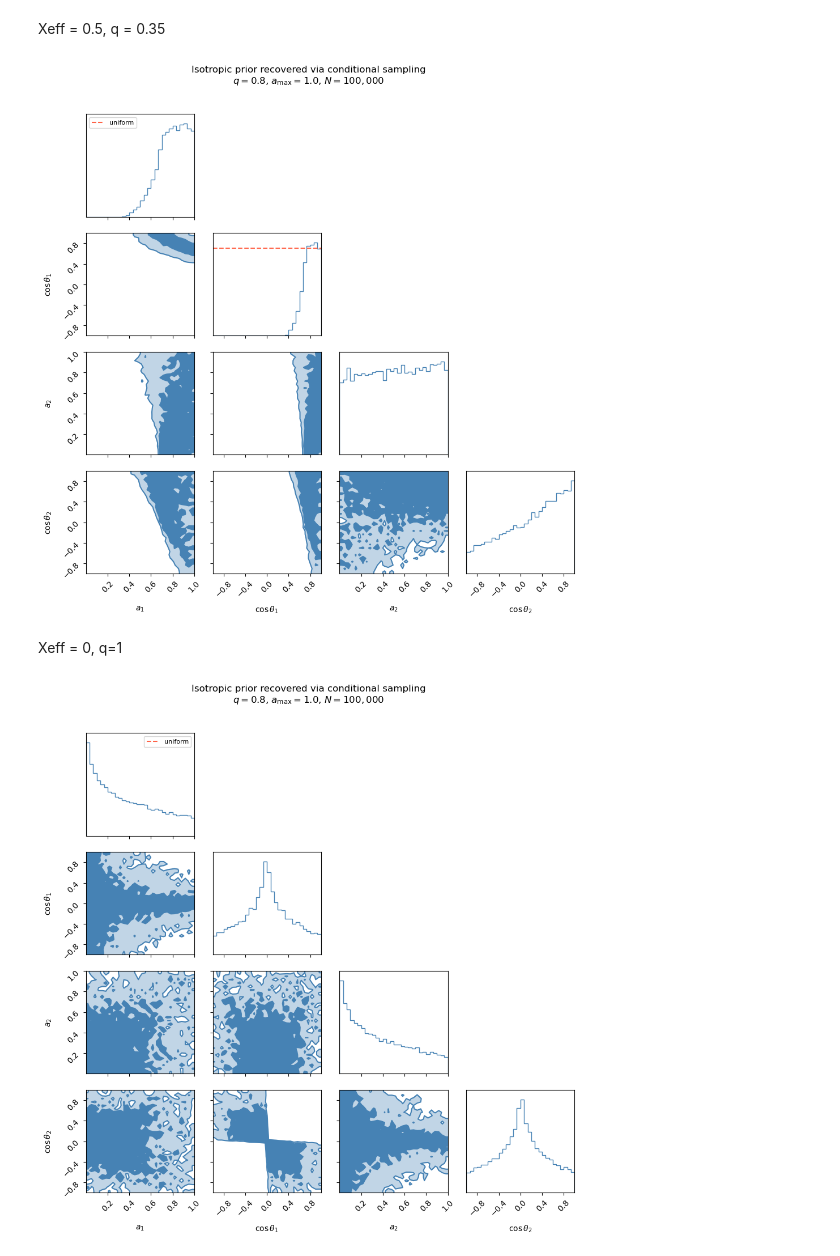
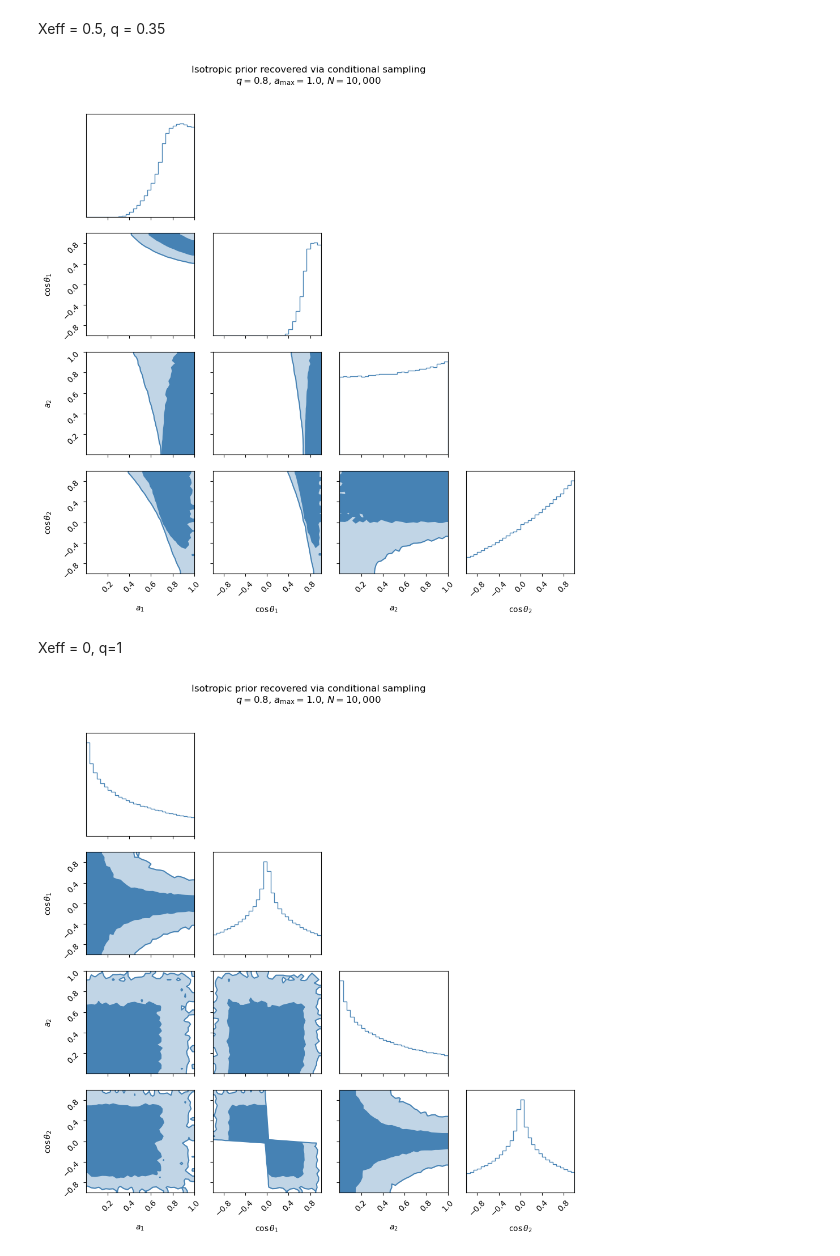
Before and after one commit to jack-heinzel/iso-chieff, a Jupyter notebook: code/validate_sampler.ipynb, the cells around one changed output. Saved outputs shown, nothing was run; the diff lists cells and outputs as text; code cells hidden in the pictures.

Commit message:
some improvements, plots

```diff
--- a/code/validate_sampler.ipynb
+++ b/code/validate_sampler.ipynb
@@ -31,7 +31,7 @@ JAX devices: [CpuDevice(id=0)]
 q    = 0.8   # mass ratio (0 < q <= 1)
 amax = 1.0   # maximum spin magnitude
 
-N_samples = 100_000   # total spin samples to draw
+N_samples = 10_000   # total spin samples to draw
 n_grid    = 1_000   # grid resolution for chi1 CDF inversion
 seed      = 42
 # %% [markdown]
@@ -84,12 +84,12 @@ key = jax.random.PRNGKey(seed)
 chi_eff_jax = jnp.array(chi_eff_samples)
 
 a1_all, a2_all, c1_all, c2_all = sample_conditional_spins_batch(
-    chi_eff_jax, q, key, amax, n_grid
+    chi_eff_jax, q, key, amax, n_grid, batch_size=10_000
 )
 
 # Verify chi_eff is recovered exactly (up to floating-point)
 chi_eff_check = (a1_all * c1_all + q * a2_all * c2_all) / (1 + q)
-max_err = float(jnp.max(jnp.abs(chi_eff_check - chi_eff_jax)))
+max_err = float(np.max(np.abs(chi_eff_check - chi_eff_jax)))
 print(f"Max |chi_eff_recovered - chi_eff_target| = {max_err:.2e}  (should be ~1e-15)")
 # %% [output]
 Max |chi_eff_recovered - chi_eff_target| = 1.11e-16  (should be ~1e-15)
@@ -99,7 +99,7 @@ Max |chi_eff_recovered - chi_eff_target| = 1.11e-16  (should be ~1e-15)
 If the sampler is correct, each marginal should be uniform over its support
 and all off-diagonal panels should show no structure.
 # %%
-def plot_corner(a1_all, a2_all, c1_all, c2_all):
+def plot_corner(a1_all, a2_all, c1_all, c2_all, save=False, name='iso_verify', plot_uniform=True):
 
     samples_array = np.column_stack([
         np.array(a1_all), np.array(c1_all),
@@ -125,11 +125,14 @@ def plot_corner(a1_all, a2_all, c1_all, c2_all):
     # Overlay expected flat marginals in count units (smooth1d uses ax.plot, not ax.hist)
     axes = np.array(fig.axes).reshape(len(labels), len(labels))
     expected_count = N_samples / n_bins
-    for i in range(len(labels)):
-        ax = axes[i, i]
-        ax.axhline(expected_count, color="tomato", lw=1.5, ls="--", label="uniform")
-        if i == 0:
-            ax.legend(fontsize=8)
+
+    if plot_uniform:
+        for i in range(len(labels)):
+            ax = axes[i, i]
+
+            ax.axhline(expected_count, color="tomato", lw=1.5, ls="--", label="uniform")
+            if i == 0:
+                ax.legend(fontsize=8)
 
     fig.suptitle(
         f"Isotropic prior recovered via conditional sampling\n"
@@ -137,5 +140,7 @@ def plot_corner(a1_all, a2_all, c1_all, c2_all):
         y=1.02, fontsize=12,
     )
     plt.tight_layout()
+    if save:
+        plt.savefig(f'../draft/plots/{name}.pdf')
     plt.show()
-plot_corner(a1_all, a2_all, c1_all, c2_all)
+# plot_corner(a1_all, a2_all, c1_all, c2_all, save=True)
@@ -147,23 +150,23 @@ plot_corner(a1_all, a2_all, c1_all, c2_all)
 Xeff = 0.5, q = 0.35
 # %%
 chi_eff = 0.5
-chi_eff_jax = jnp.full(20_000, chi_eff)
+chi_eff_jax = jnp.full(1_000_000, chi_eff)
 
 a1_all, a2_all, c1_all, c2_all = sample_conditional_spins_batch(
-    chi_eff_jax, 0.35, key, amax, n_grid
+    chi_eff_jax, 0.4, key, amax, n_grid
 )
-plot_corner(a1_all, a2_all, c1_all, c2_all)
+plot_corner(a1_all, a2_all, c1_all, c2_all, save=True, name='x0.5q0.4', plot_uniform=False)
 # %% [output]
-[figure, old version]
+[figure, new version]
 # %% [markdown]
 Xeff = 0, q=1
 # %%
 chi_eff = 0.0
-chi_eff_jax = jnp.full(20_000, chi_eff)
+chi_eff_jax = jnp.full(1_000_000, chi_eff)
 
 a1_all, a2_all, c1_all, c2_all = sample_conditional_spins_batch(
     chi_eff_jax, 1., key, amax, n_grid
 )
-plot_corner(a1_all, a2_all, c1_all, c2_all)
+plot_corner(a1_all, a2_all, c1_all, c2_all, save=True, name='x0q1', plot_uniform=False)
 # %% [output]
-[figure, old version]
+[figure, new version]
```
Also changed, not shown: parts of 2 cells of this notebook, 4 other files.
